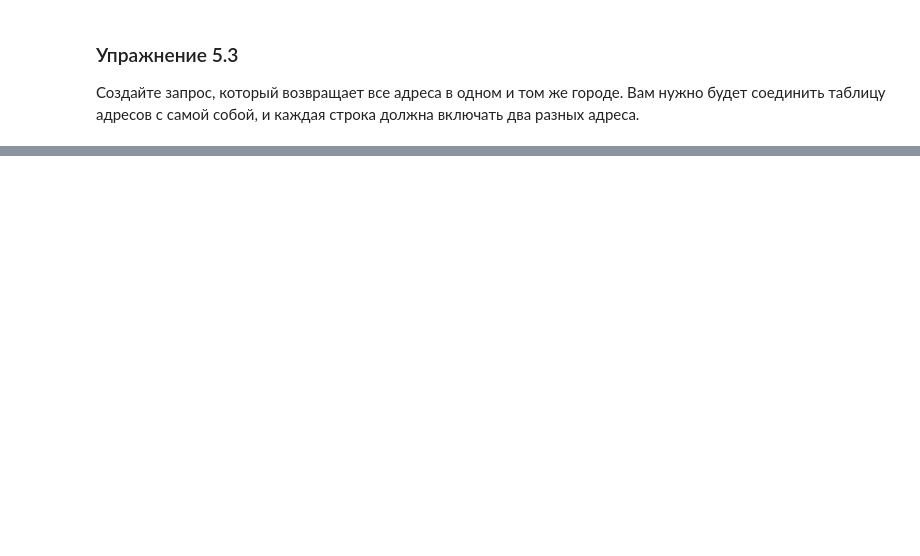
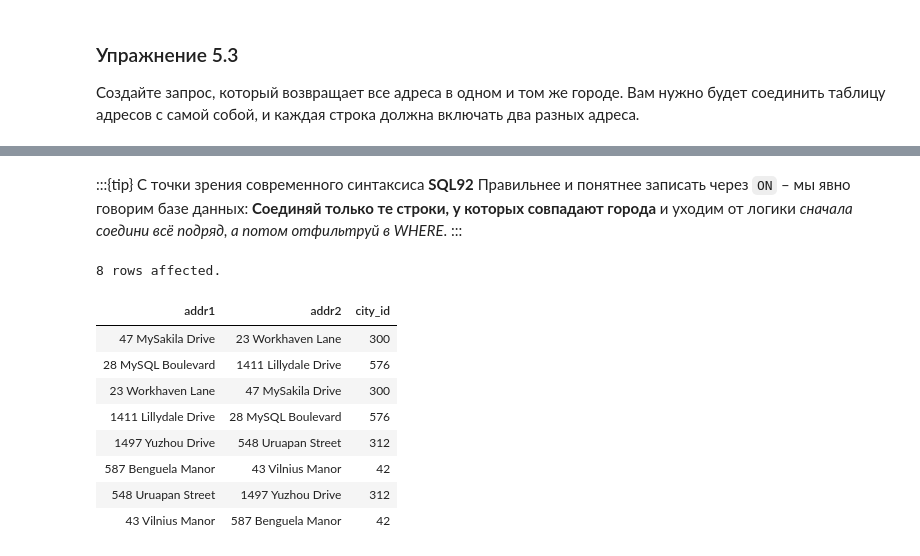
Before and after one commit to magus1968/learning-sql, a Jupyter notebook: docs/chapters/ch05.ipynb, the cells around one changed output, grey strips where cells are left out. Saved outputs shown, nothing was run; the diff lists cells and outputs as text; code cells hidden in the pictures; blank space fills up the shorter version.

```diff
--- a/docs/chapters/ch05.ipynb
+++ b/docs/chapters/ch05.ipynb
@@ -580,0 +636,24 @@ WHERE a.district = 'California';
+# %% [markdown]
+:::{tip} С точки зрения современного синтаксиса **SQL92**
+Правильнее и понятнее записать через `ON` – мы явно говорим базе данных: **Соединяй только те строки, у которых совпадают города** и уходим от логики _сначала соедини всё подряд, а потом отфильтруй в WHERE_.
+:::
+# %%
+%%sql
+-- С точки зрения современного синтаксиса SQL92
+-- правильнее и понятнее записать через `ON`
+SELECT a1.address addr1, a2.address addr2, a1.city_id
+FROM address a1
+  INNER JOIN address a2
+  ON a1.city_id = a2.city_id
+WHERE a1.address_id <> a2.address_id;
+# %% [output]
+8 rows affected.
+| addr1 | addr2 | city_id |
+| 47 MySakila Drive | 23 Workhaven Lane | 300 |
+| 28 MySQL Boulevard | 1411 Lillydale Drive | 576 |
+| 23 Workhaven Lane | 47 MySakila Drive | 300 |
+| 1411 Lillydale Drive | 28 MySQL Boulevard | 576 |
+| 1497 Yuzhou Drive | 548 Uruapan Street | 312 |
+| 587 Benguela Manor | 43 Vilnius Manor | 42 |
+| 548 Uruapan Street | 1497 Yuzhou Drive | 312 |
+| 43 Vilnius Manor | 587 Benguela Manor | 42 |
```
Also changed, not shown: parts of 11 cells of this notebook, 1 other file.
